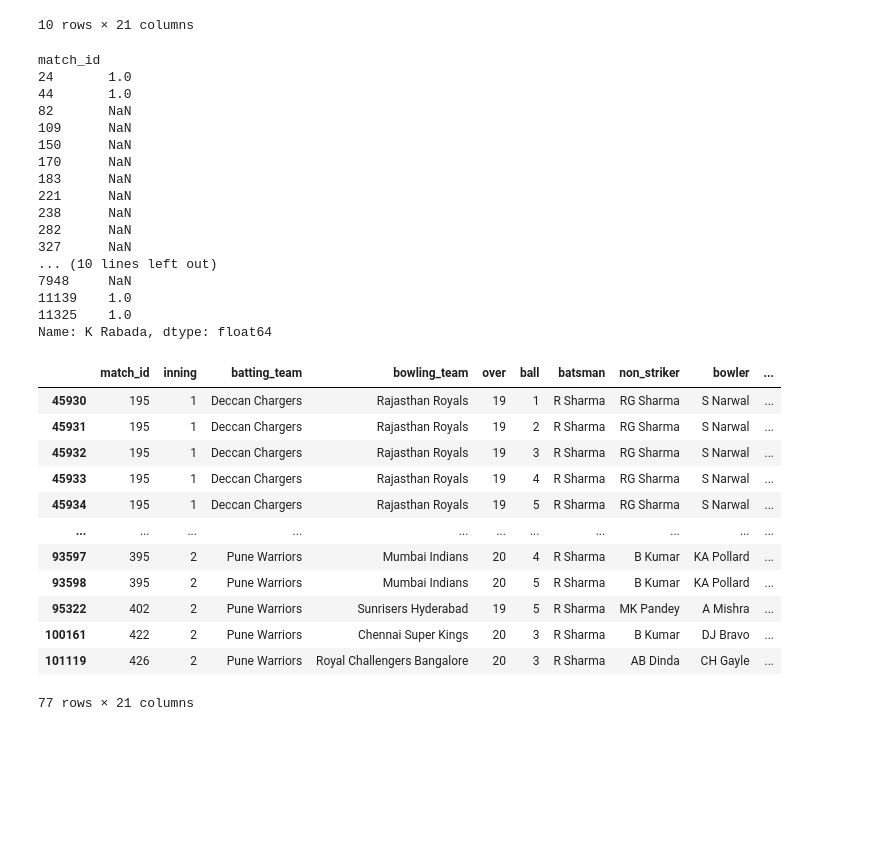
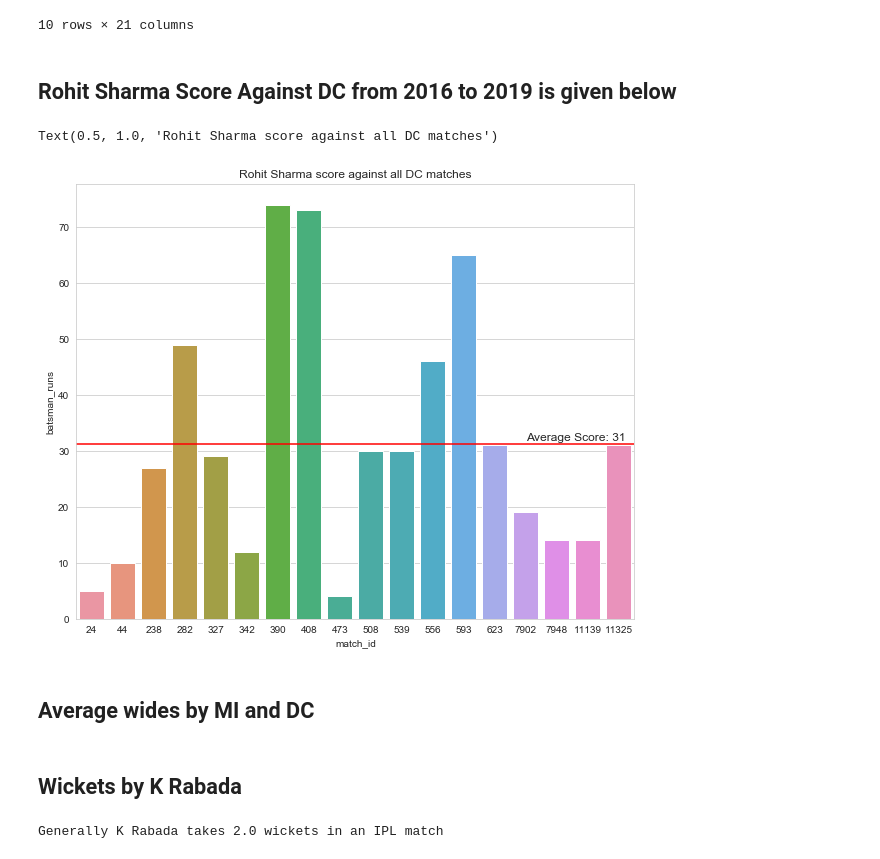
Before and after one commit to bhaskar-29/Widhya, a Jupyter notebook: 10 Oct.ipynb, the cells around one changed output. Saved outputs shown, nothing was run; the diff lists cells and outputs as text; code cells hidden in the pictures; blank space fills up the shorter version.

```diff
--- a/10 Oct.ipynb
+++ b/10 Oct.ipynb
@@ -164,36 +143,0 @@ today_delivery['player_dismissed'] = today_delivery['player_dismissed'].apply(la
-# %%
-today_delivery.pivot_table(index='match_id', columns='bowler', values='player_dismissed')['K Rabada']
-# %% [output]
-match_id
-24       1.0
-44       1.0
-82       NaN
-109      NaN
-150      NaN
-170      NaN
-183      NaN
-221      NaN
-238      NaN
-282      NaN
-327      NaN
-... (10 lines left out)
-7948     NaN
-11139    1.0
-11325    1.0
-Name: K Rabada, dtype: float64
-# %%
-delivery[delivery.batsman=='R Sharma']
-# %% [output]
-|  | match_id | inning | batting_team | bowling_team | over | ball | batsman | non_striker | bowler | ... |
-| 45930 | 195 | 1 | Deccan Chargers | Rajasthan Royals | 19 | 1 | R Sharma | RG Sharma | S Narwal | ... |
-| 45931 | 195 | 1 | Deccan Chargers | Rajasthan Royals | 19 | 2 | R Sharma | RG Sharma | S Narwal | ... |
-| 45932 | 195 | 1 | Deccan Chargers | Rajasthan Royals | 19 | 3 | R Sharma | RG Sharma | S Narwal | ... |
-| 45933 | 195 | 1 | Deccan Chargers | Rajasthan Royals | 19 | 4 | R Sharma | RG Sharma | S Narwal | ... |
-| 45934 | 195 | 1 | Deccan Chargers | Rajasthan Royals | 19 | 5 | R Sharma | RG Sharma | S Narwal | ... |
-| ... | ... | ... | ... | ... | ... | ... | ... | ... | ... | ... |
-| 93597 | 395 | 2 | Pune Warriors | Mumbai Indians | 20 | 4 | R Sharma | B Kumar | KA Pollard | ... |
-| 93598 | 395 | 2 | Pune Warriors | Mumbai Indians | 20 | 5 | R Sharma | B Kumar | KA Pollard | ... |
-| 95322 | 402 | 2 | Pune Warriors | Sunrisers Hyderabad | 19 | 5 | R Sharma | MK Pandey | A Mishra | ... |
-| 100161 | 422 | 2 | Pune Warriors | Chennai Super Kings | 20 | 3 | R Sharma | B Kumar | DJ Bravo | ... |
-| 101119 | 426 | 2 | Pune Warriors | Royal Challengers Bangalore | 20 | 3 | R Sharma | AB Dinda | CH Gayle | ... |
-77 rows × 21 columns
@@ -199,0 +147,14 @@ delivery[delivery.batsman=='R Sharma']
+# %% [markdown]
+## Rohit Sharma Score Against DC from 2016 to 2019 is given below
+# %%
+rs_vs_dc = rs_matches[rs_matches['bowling_team']==team_2].groupby('match_id').sum().reset_index()
+plt.figure(figsize=(10,8))
+sns.barplot(x='match_id', y='batsman_runs', data=rs_vs_dc)
+plt.axhline(y=np.mean(rs_vs_dc['batsman_runs']), color='red')
+plt.text(x=14, y=np.mean(rs_vs_dc['batsman_runs'])+0.5, fontsize=12, s='Average Score: {}'.format(round(np.mean(rs_vs_dc['batsman_runs']))))
+plt.title('Rohit Sharma score against all DC matches')
+# %% [output]
+Text(0.5, 1.0, 'Rohit Sharma score against all DC matches')
+[figure, added]
+# %% [markdown]
+## Average wides by MI and DC
@@ -199,0 +167,9 @@ delivery[delivery.batsman=='R Sharma']
+# %% [markdown]
+## Wickets by K Rabada
+# %%
+kr_matches = delivery[delivery['bowler']==kr].fillna(0)
+kr_matches['player_dismissed'] = kr_matches['player_dismissed'].apply(lambda x: 0 if x==0 else 1)
+median_wc_kr = kr_matches.groupby('match_id').sum()['player_dismissed'].median()
+print('Generally, K Rabada takes {} wickets in an IPL match'.format(median_wc_kr))
+# %% [output]
+Generally K Rabada takes 2.0 wickets in an IPL match
```
Also changed, not shown: parts of 13 cells of this notebook.
